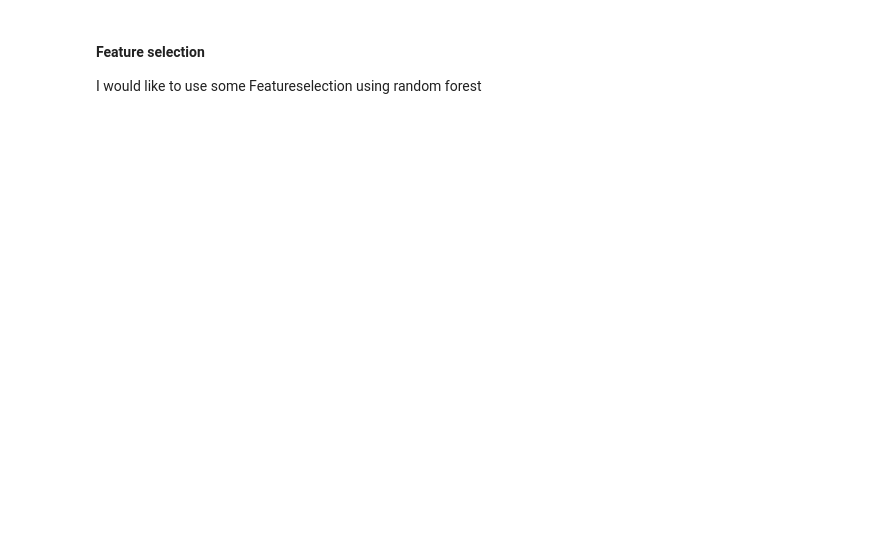
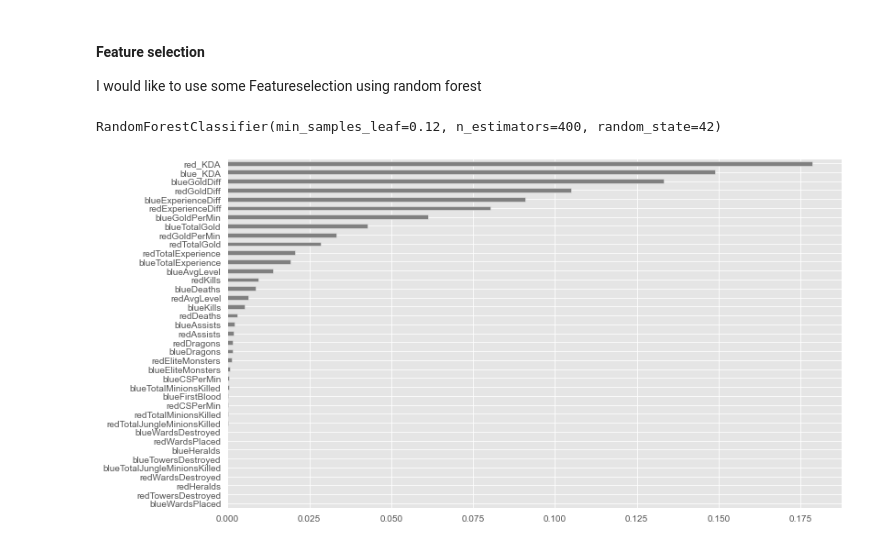
Before and after one commit to juanfelipehdezm/LOL-league-Of-Legends, a Jupyter notebook: LeagueOfLegends.ipynb, the cells around one changed output. Drawn from its saved outputs; the diff is of its cells as text; code cells hidden in the pictures; blank space fills up the shorter version.

```diff
--- a/LeagueOfLegends.ipynb
+++ b/LeagueOfLegends.ipynb
@@ -148,4 +158,6 @@ SEED = 42
 X_train,X_test,y_train,y_test = train_test_split(X,y,test_size=0.20,random_state=SEED,stratify=y)
 # %%
 rf = RandomForestClassifier(n_estimators=400,min_samples_leaf=0.12,random_state=SEED)
-#rf.fit(X_train,y_train)
+rf.fit(X_train,y_train)
+# %% [output]
+RandomForestClassifier(min_samples_leaf=0.12, n_estimators=400, random_state=42)
@@ -151,0 +167,6 @@ rf = RandomForestClassifier(n_estimators=400,min_samples_leaf=0.12,random_state=
+# %%
+plt.figure(figsize=(12,7))
+pd.Series(rf.feature_importances_,index=X.columns).sort_values().plot(kind="barh",color="gray")
+plt.show()
+# %% [output]
+[figure, added]
```
Also changed, not shown: parts of 8 cells of this notebook.
